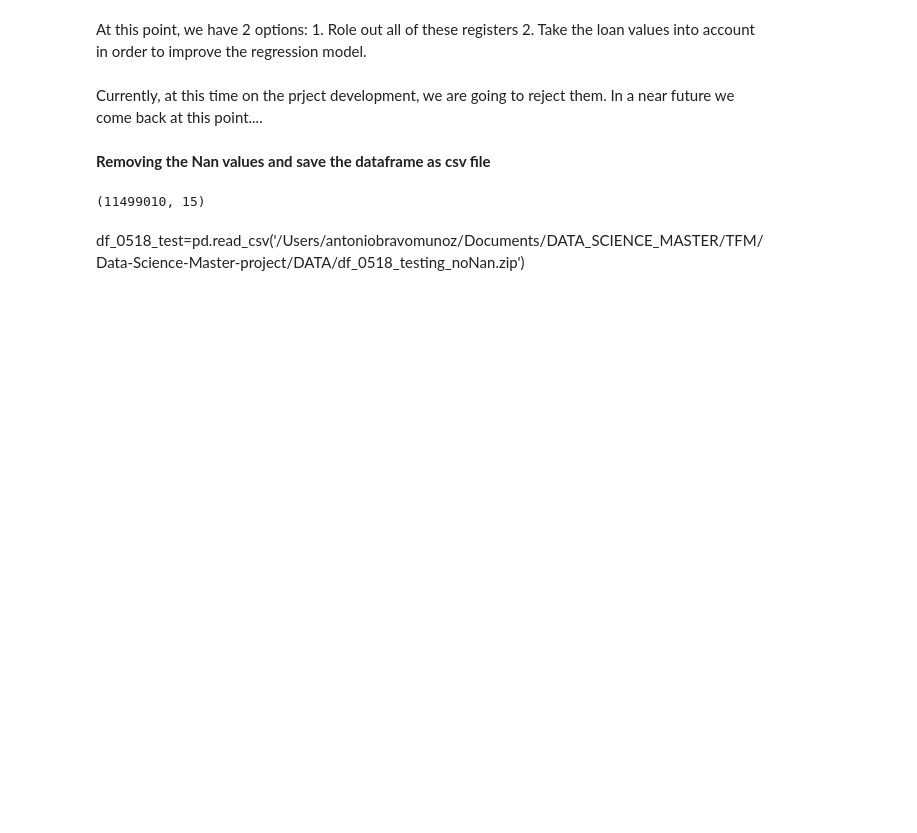
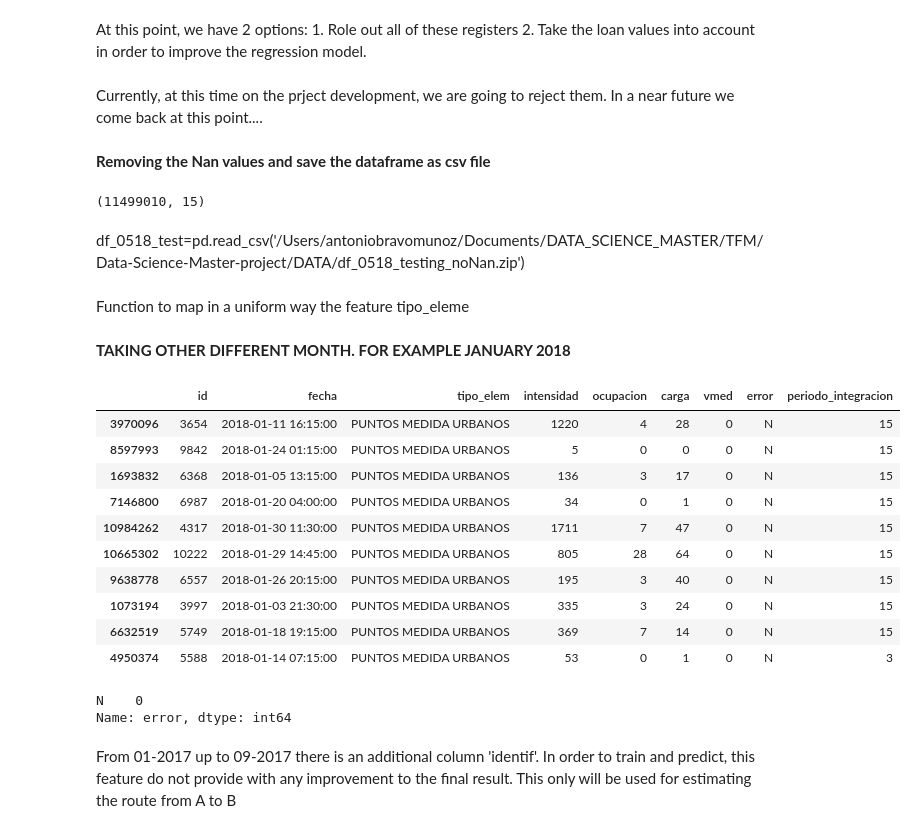
Before and after one commit to antoniobravo05/Data-Science-Master-project, a Jupyter notebook: Tests.ipynb, the cells around one changed output. Cells and saved outputs as stored; diff of their text form; code cells hidden in the pictures; blank space fills up the shorter version.

```diff
--- a/Tests.ipynb
+++ b/Tests.ipynb
@@ -685,3 +685,5 @@ df_0518_test.shape
 df_0518_test.to_csv('/Users/antoniobravomunoz/Documents/DATA_SCIENCE_MASTER/TFM/Data-Science-Master-project/DATA/df_0518_testing_noNan.csv',index=False)
 # %% [markdown]
 df_0518_test=pd.read_csv('/Users/antoniobravomunoz/Documents/DATA_SCIENCE_MASTER/TFM/Data-Science-Master-project/DATA/df_0518_testing_noNan.zip')
+# %% [markdown]
+Function to map in a uniform way the feature tipo_eleme
@@ -687,0 +696,26 @@ df_0518_test=pd.read_csv('/Users/antoniobravomunoz/Documents/DATA_SCIENCE_MASTER
+# %% [markdown]
+**TAKING OTHER DIFFERENT MONTH. FOR EXAMPLE JANUARY 2018**
+# %%
+source='/Users/antoniobravomunoz/Documents/DATA_SCIENCE_MASTER/TFM/Data/Historico/01-2018.zip'
+data0118=pd.read_csv(source,sep=';')
+data0118.sample(10)
+# %% [output]
+|  | id | fecha | tipo_elem | intensidad | ocupacion | carga | vmed | error | periodo_integracion |
+| 3970096 | 3654 | 2018-01-11 16:15:00 | PUNTOS MEDIDA URBANOS | 1220 | 4 | 28 | 0 | N | 15 |
+| 8597993 | 9842 | 2018-01-24 01:15:00 | PUNTOS MEDIDA URBANOS | 5 | 0 | 0 | 0 | N | 15 |
+| 1693832 | 6368 | 2018-01-05 13:15:00 | PUNTOS MEDIDA URBANOS | 136 | 3 | 17 | 0 | N | 15 |
+| 7146800 | 6987 | 2018-01-20 04:00:00 | PUNTOS MEDIDA URBANOS | 34 | 0 | 1 | 0 | N | 15 |
+| 10984262 | 4317 | 2018-01-30 11:30:00 | PUNTOS MEDIDA URBANOS | 1711 | 7 | 47 | 0 | N | 15 |
+| 10665302 | 10222 | 2018-01-29 14:45:00 | PUNTOS MEDIDA URBANOS | 805 | 28 | 64 | 0 | N | 15 |
+| 9638778 | 6557 | 2018-01-26 20:15:00 | PUNTOS MEDIDA URBANOS | 195 | 3 | 40 | 0 | N | 15 |
+| 1073194 | 3997 | 2018-01-03 21:30:00 | PUNTOS MEDIDA URBANOS | 335 | 3 | 24 | 0 | N | 15 |
+| 6632519 | 5749 | 2018-01-18 19:15:00 | PUNTOS MEDIDA URBANOS | 369 | 7 | 14 | 0 | N | 15 |
+| 4950374 | 5588 | 2018-01-14 07:15:00 | PUNTOS MEDIDA URBANOS | 53 | 0 | 1 | 0 | N | 3 |
+# %%
+# nº de medidas categorizadas como erróneas
+print(data0118.shape[0]-pd.value_counts(data0118['error']))
+# %% [output]
+N    0
+Name: error, dtype: int64
+# %% [markdown]
+From 01-2017 up to 09-2017 there is an additional column 'identif'. In order to train and predict, this feature do not provide with any improvement to the final result. This only will be used for estimating the route from A to B
```
Also changed, not shown: parts of 13 cells of this notebook.
